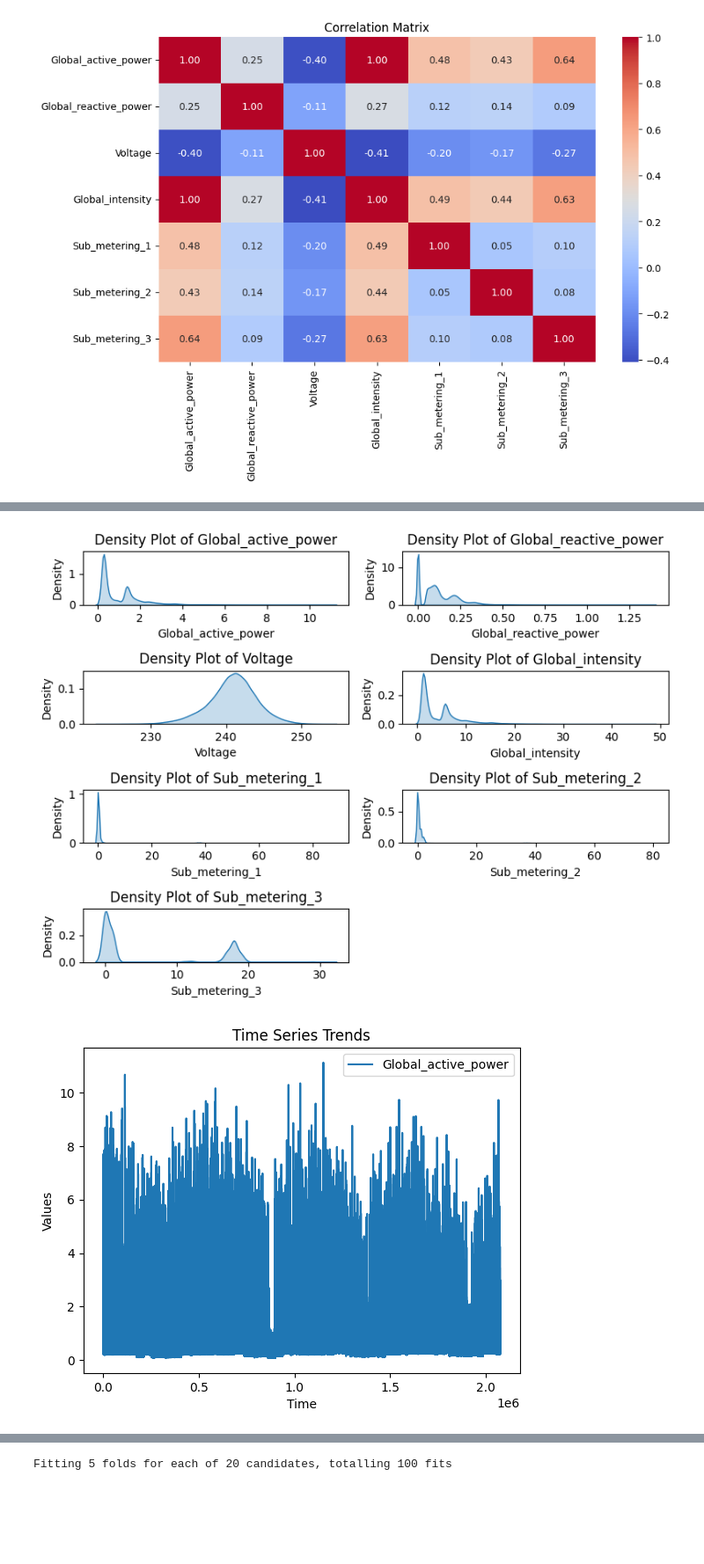
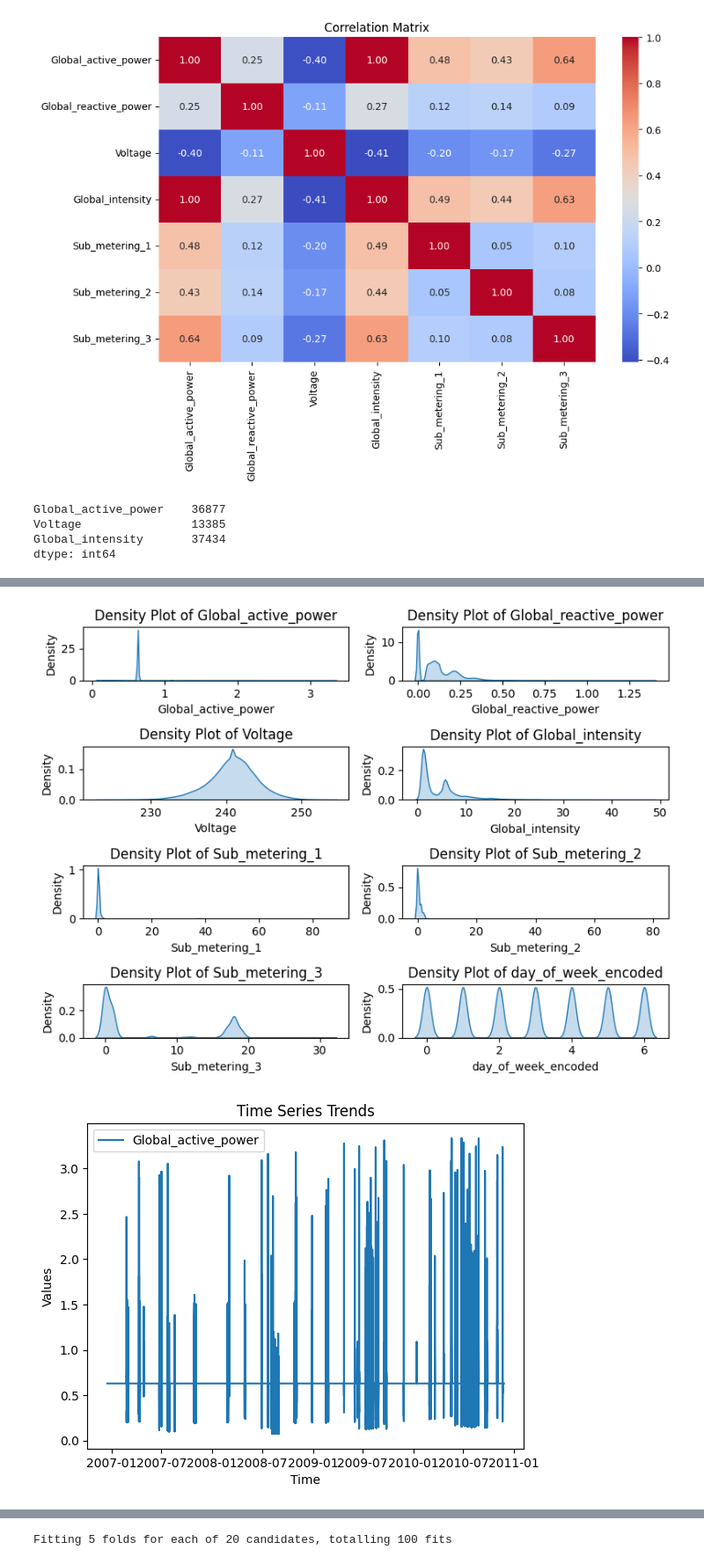
Before and after one commit to Bhuvaneswari-DS/powerpulse_project, a Jupyter notebook: power.ipynb, the cells around one changed output, grey strips where cells are left out. Shown at 88% size. Drawn from its saved outputs; the diff is of its cells as text; code cells hidden in the pictures; blank space fills up the shorter version.

```diff
--- a/power.ipynb
+++ b/power.ipynb
@@ -125,4 +160,5 @@ print(df[['Time', 'Hour', 'Minute', 'Second']].head())
 3 1900-01-01 17:27:00    17      27       0
 4 1900-01-01 17:28:00    17      28       0
 # %%
-df.info()
+
+df.set_index('Date', inplace=True)
@@ -147,29 +165,5 @@ memory usage: 221.7+ MB
 # %%
-df.drop(columns=['date','Minute','Second'],inplace=True)
+df.drop(columns=['date','Second'],inplace=True)
-# %%
-import pandas as pd
-
-# Assuming your DataFrame is named df
-
-# Convert 'Date' to datetime
-
-df['Date'] = pd.to_datetime(df['Date'], errors='coerce')
-df['Time'] = pd.to_datetime(df['Time'], errors='coerce')  # 'coerce' will set invalid dates to NaT
-
-# Convert other object columns to numeric
-numeric_columns = [
-    'Global_active_power',
-    'Global_reactive_power',
-    'Voltage',
-    'Global_intensity',
-    'Sub_metering_1',
-    'Sub_metering_2'
-]
-
-for col in numeric_columns:
-    df[col] = pd.to_numeric(df[col], errors='coerce')  # 'coerce' will convert invalid parsing to NaN
-# %%
-df.drop(columns=['hour','Minute','Second','date_only','weekday'],inplace=True)
 # %%
 day_mapping = {
     'Monday': 0,
@@ -239,3 +230,14 @@ upper_bound = Q3 + 1.5 * IQR
 # Detect outliers
 outliers = df[(df['Global_active_power'] < lower_bound) | (df['Global_active_power'] > upper_bound)]
 print(outliers.count())
+# %%
+from scipy.stats import zscore
+
+z_scores = df[['Global_active_power', 'Voltage', 'Global_intensity']].apply(zscore)
+outliers = (z_scores.abs() > 3)  # commonly used threshold
+print(outliers.sum())  # Number of outliers per column
+# %% [output]
+Global_active_power    36877
+Voltage                13385
+Global_intensity       37434
+dtype: int64
@@ -243,6 +251,8 @@ print(outliers.count())
 numerical_cols = df.select_dtypes(include=['float64', 'int64']).columns
 clean_df = df[numerical_cols].dropna()
 clean_df = clean_df[(clean_df < clean_df.quantile(0.99)) & (clean_df > clean_df.quantile(0.01))]
+clean_df = clean_df[~clean_df.index.duplicated(keep='first')]
+
 
 for i, col in enumerate(numerical_cols, 1):
     plt.subplot((len(numerical_cols) + 1) // 2, 2, i)
@@ -272,2 +282,2 @@ for col in numerical_cols[:4]:  # limit to first 4 for readability
-[figure, old version]
+[figure, new version]
-[figure, old version]
+[figure, new version]
```
Also changed, not shown: parts of 19 cells of this notebook.
